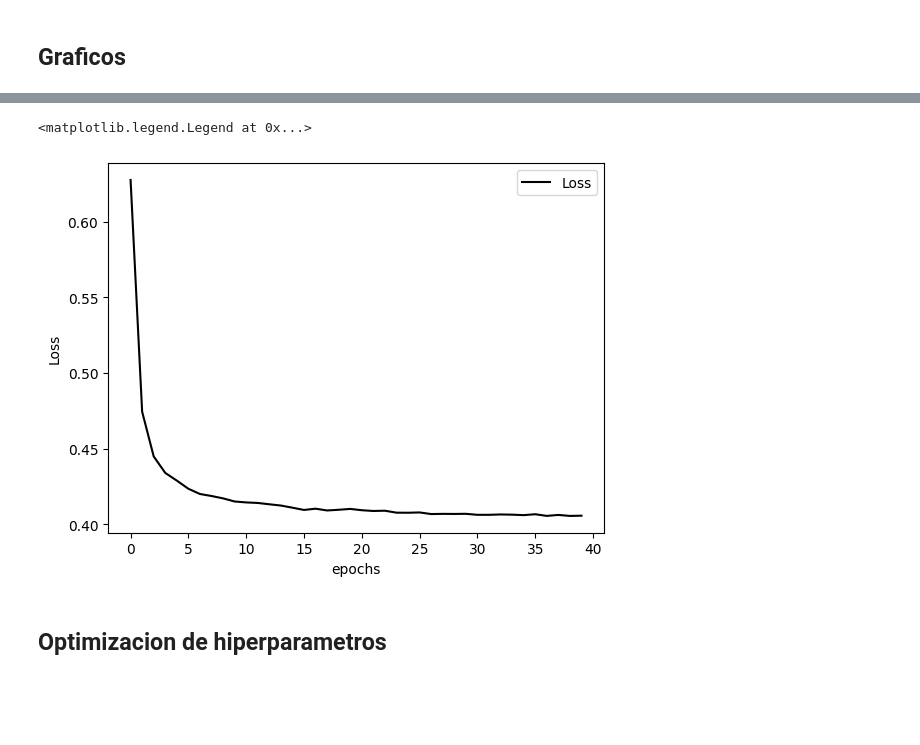
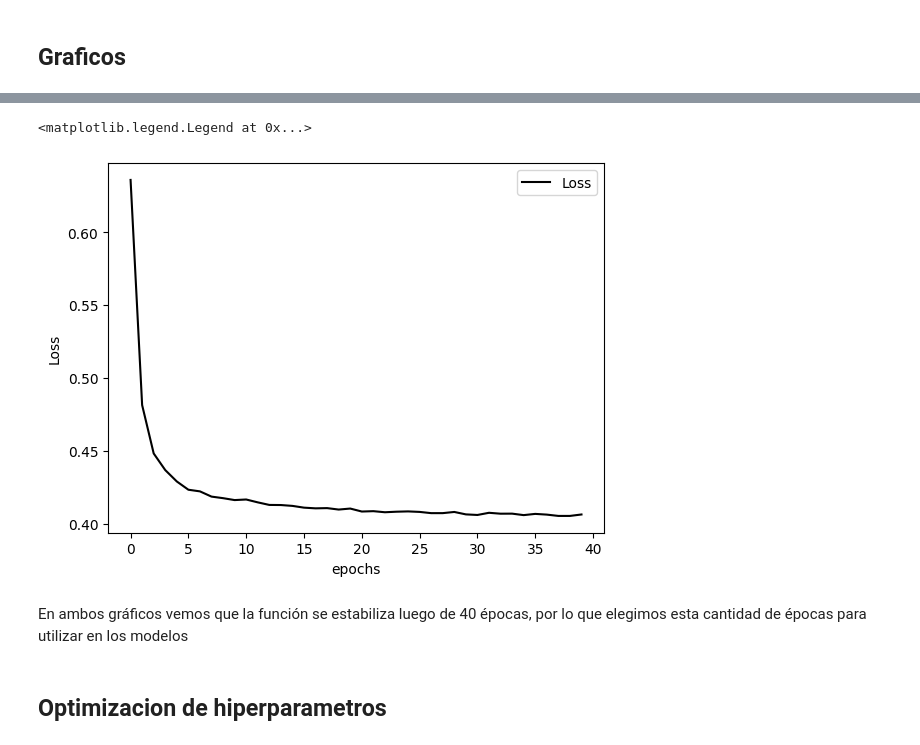
Before and after one commit to franmazzaro/7506R-2C2023-GRUPO39, a Jupyter notebook: 7506R_TP1_GRUPO39_CHP4_ENTREGA.ipynb, the cells around one changed output, grey strips where cells are left out. Drawn from its saved outputs; the diff is of its cells as text; code cells hidden in the pictures; blank space fills up the shorter version.

```diff
--- a/7506R_TP1_GRUPO39_CHP4_ENTREGA.ipynb
+++ b/7506R_TP1_GRUPO39_CHP4_ENTREGA.ipynb
@@ -336,13 +323,15 @@ plt.legend()
 # %%
 epochs = range(cant_epochs)
 
-plt.plot(epochs, modelo_1_historia.history['loss'], color='black', label='Loss')
+plt.plot(epochs, modelo_2_historia.history['loss'], color='black', label='Loss')
 plt.xlabel("epochs")
 plt.ylabel("Loss")
 plt.legend()
 # %% [output]
 <matplotlib.legend.Legend at 0x...>
-[figure, old version]
+[figure, new version]
+# %% [markdown]
+En ambos gráficos vemos que la función se estabiliza luego de 40 épocas, por lo que elegimos esta cantidad de épocas para utilizar en los modelos
 # %% [markdown]
 ## Optimizacion de hiperparametros
 # %% [markdown]
```
Also changed, not shown: parts of 10 cells of this notebook.
